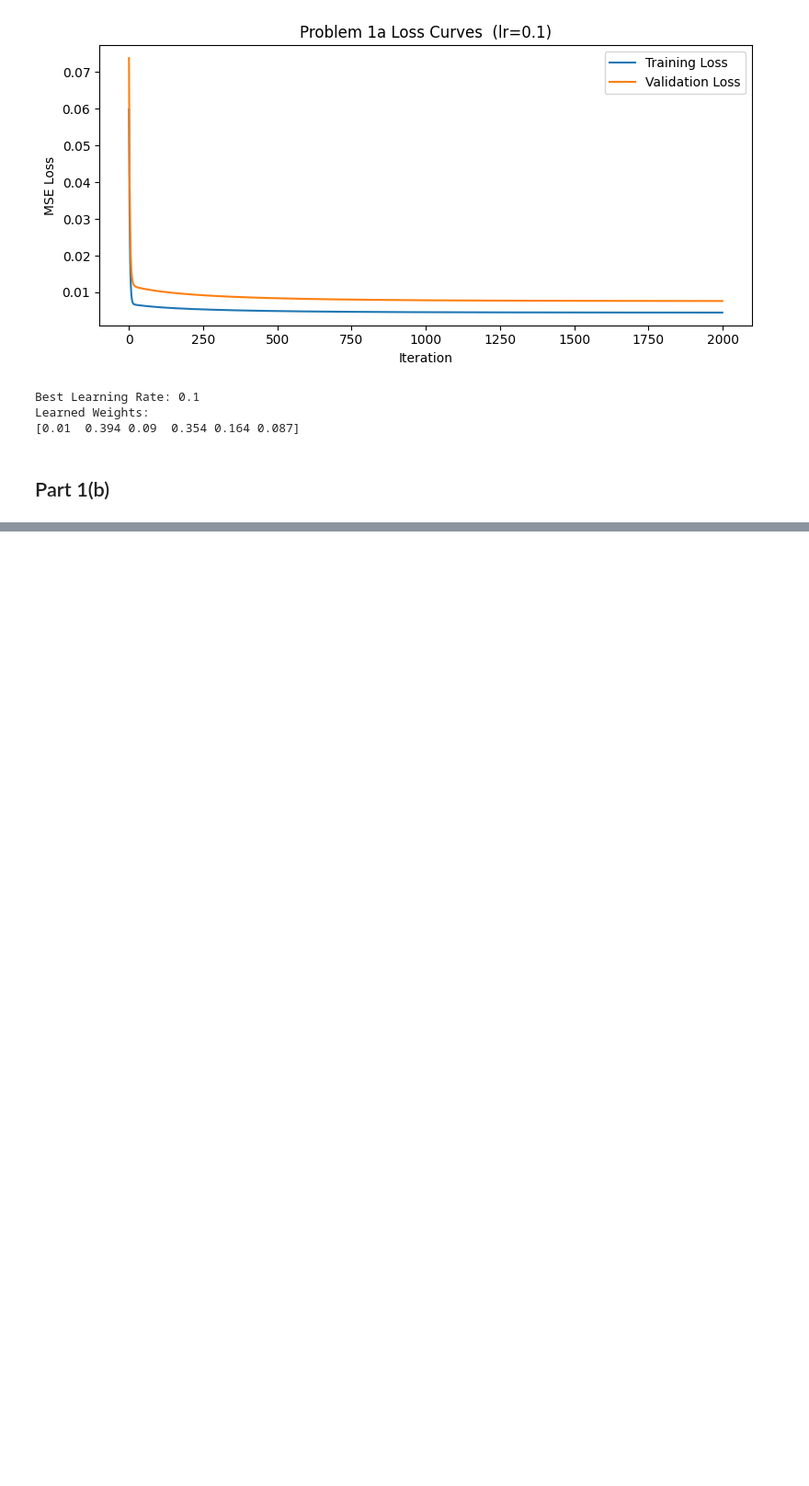
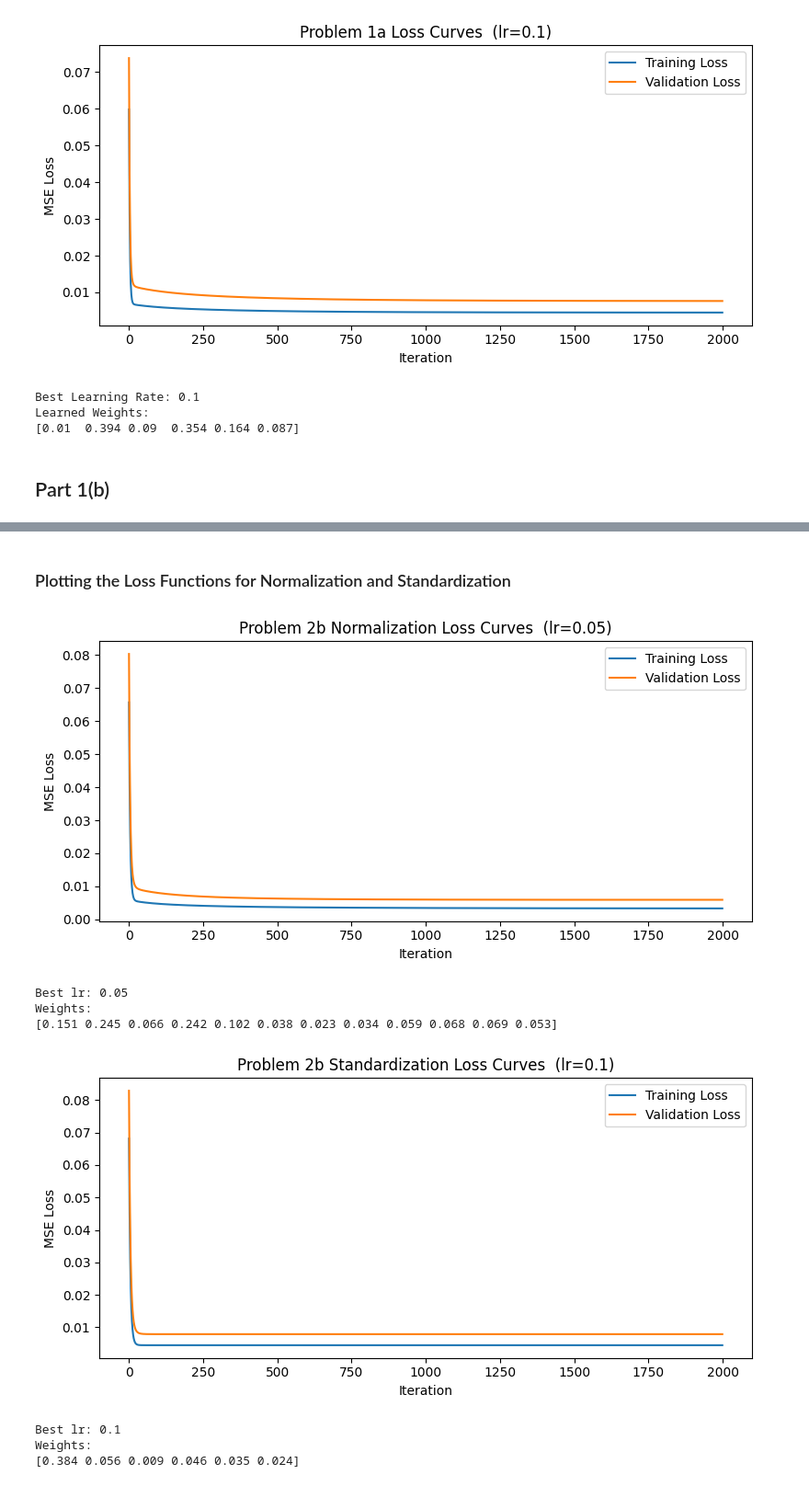
Before and after one commit to pGovm/introToML, a Jupyter notebook: hw2/hw2Sol.ipynb, the cells around one changed output, grey strips where cells are left out. Shown at 92% size. Cells and saved outputs as stored; diff of their text form; code cells hidden in the pictures; blank space fills up the shorter version.

```diff
--- a/hw2/hw2Sol.ipynb
+++ b/hw2/hw2Sol.ipynb
@@ -246,0 +478,30 @@ plt.show()
+# %% [markdown]
+### Plotting the Loss Functions for Normalization and Standardization
+# %%
+# Extracting the best learning rates and corresponding parameters
+# Normalization
+bestLR_norm_2b = min(results_norm_b, key=lambda i: results_norm_b[i][2][-1])
+w_norm_2b, train_loss_norm_2b, val_loss_norm_2b = results_norm_b[bestLR_norm_2b]
+
+plot_loss(train_loss_norm_2b, val_loss_norm_2b, bestLR_norm_2b, "Problem 2b Normalization Loss Curves")
+
+print(f"Best lr: {bestLR_norm_2b}")
+print(f"Weights:\n{np.round(w_norm_2b, 3)}")
+
+# Standardization
+bestLR_std_2b = min(results_std_b, key=lambda i: results_std_b[i][2][-1])
+w_std_2b, train_loss_std_2b, val_loss_std_2b = results_std_b[bestLR_std_2b]
+
+plot_loss(train_loss_std_2b, val_loss_std_2b, bestLR_std_2b, "Problem 2b Standardization Loss Curves")
+
+print(f"Best lr: {bestLR_std_2b}")
+print(f"Weights:\n{np.round(w_std_2b, 3)}")
+# %% [output]
+[figure, added]
+Best lr: 0.05
+Weights:
+[0.151 0.245 0.066 0.242 0.102 0.038 0.023 0.034 0.059 0.068 0.069 0.053]
+[figure, added]
+Best lr: 0.1
+Weights:
+[0.384 0.056 0.009 0.046 0.035 0.024]
```
Also changed, not shown: parts of 40 cells of this notebook.
